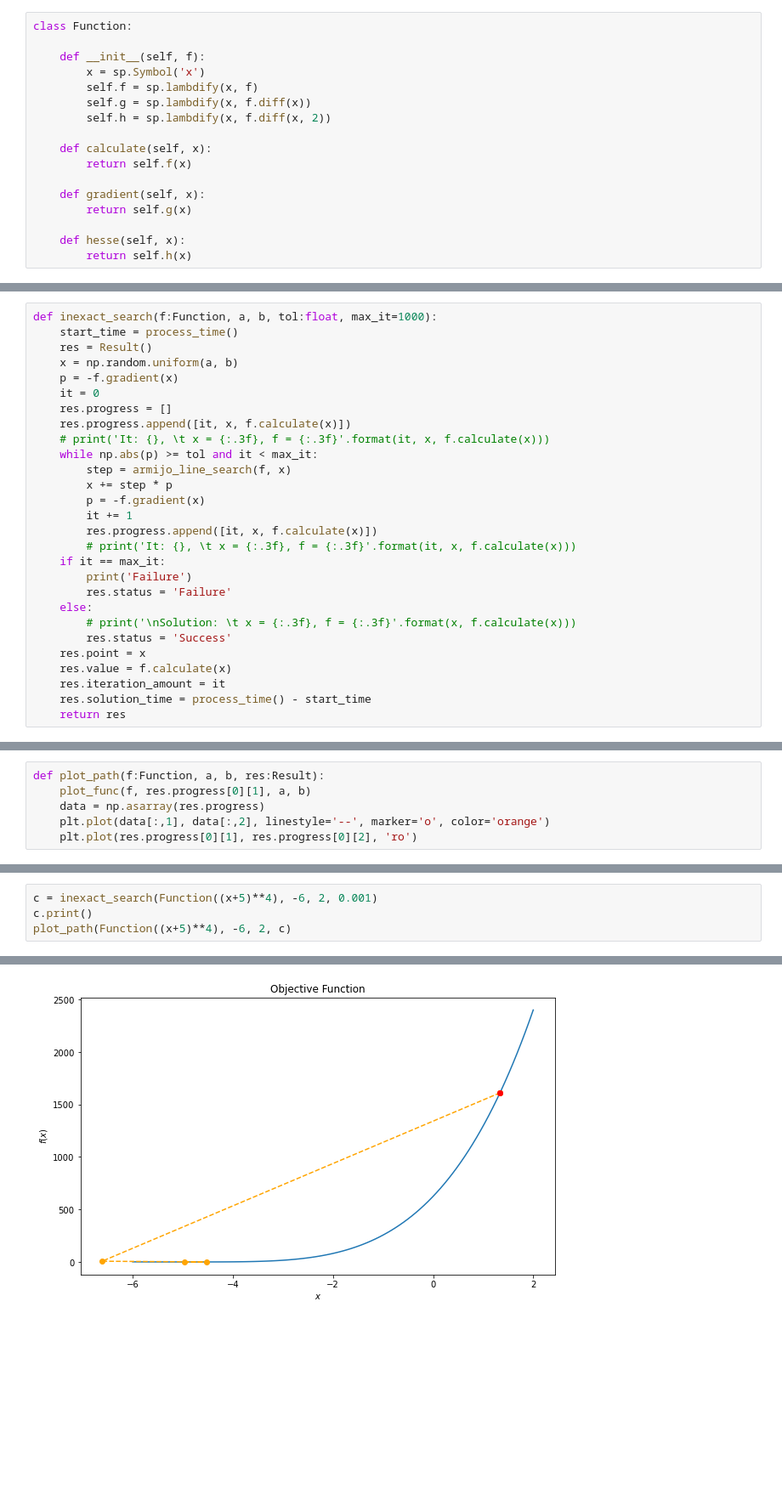
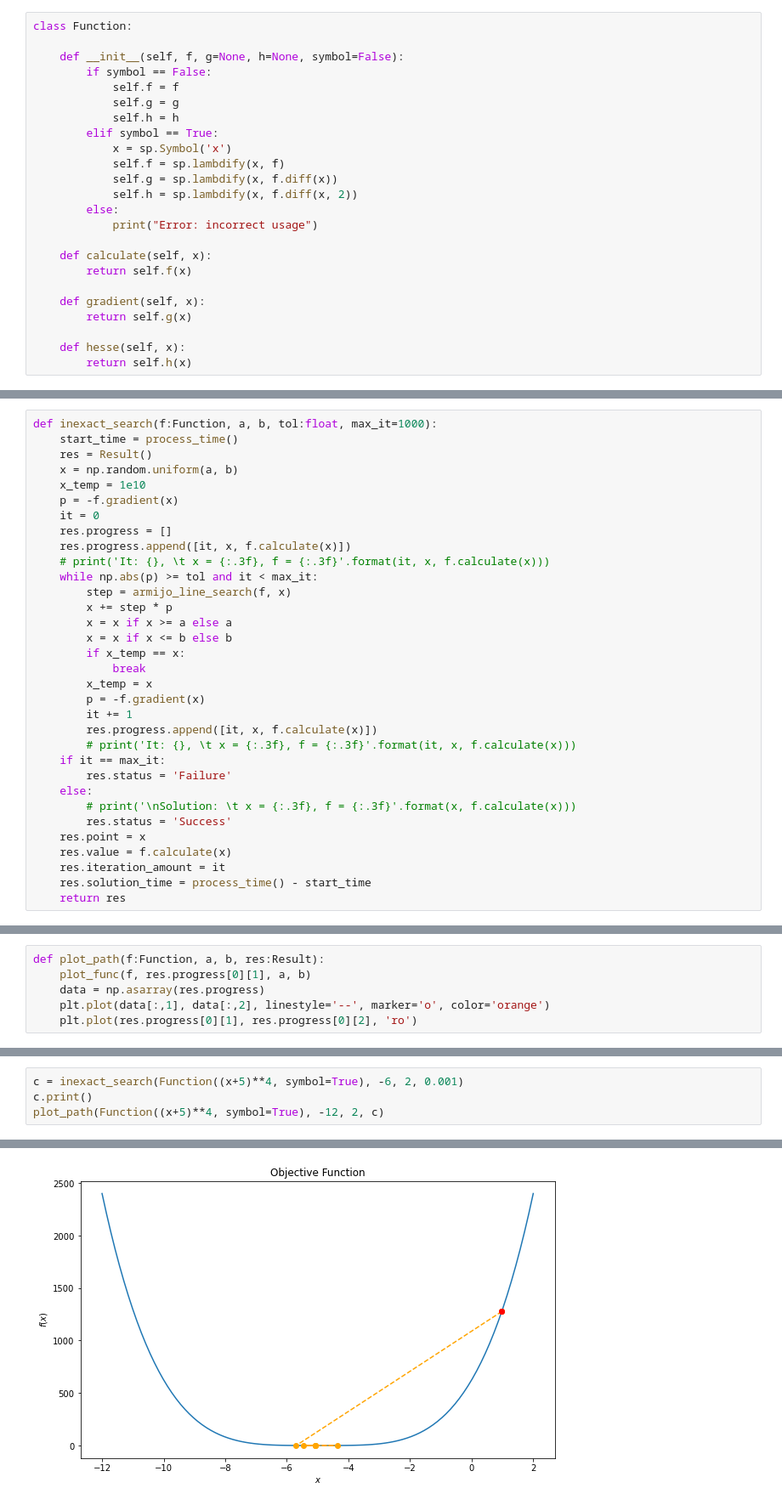
Before and after one commit to stepthenuke/met_opt_mipt, a Jupyter notebook: armijo_rule.ipynb, the cells around one changed output, grey strips where cells are left out. Shown at 85% size. Saved outputs shown, nothing was run; the diff lists cells and outputs as text; blank space fills up the shorter version.

```diff
--- a/armijo_rule.ipynb
+++ b/armijo_rule.ipynb
@@ -16,11 +16,18 @@ y(1)
 # %%
 class Function:
 
-    def __init__(self, f):
-        x = sp.Symbol('x')
-        self.f = sp.lambdify(x, f)
-        self.g = sp.lambdify(x, f.diff(x))
-        self.h = sp.lambdify(x, f.diff(x, 2))
+    def __init__(self, f, g=None, h=None, symbol=False):
+        if symbol == False:
+            self.f = f
+            self.g = g
+            self.h = h
+        elif symbol == True:
+            x = sp.Symbol('x')
+            self.f = sp.lambdify(x, f)
+            self.g = sp.lambdify(x, f.diff(x))
+            self.h = sp.lambdify(x, f.diff(x, 2))
+        else:
+            print("Error: incorrect usage")
 
     def calculate(self, x):
         return self.f(x)
@@ -63,6 +70,7 @@ def inexact_search(f:Function, a, b, tol:float, max_it=1000):
     start_time = process_time()
     res = Result()
     x = np.random.uniform(a, b)
+    x_temp = 1e10
     p = -f.gradient(x)
     it = 0
     res.progress = []
@@ -71,12 +79,16 @@ def inexact_search(f:Function, a, b, tol:float, max_it=1000):
     while np.abs(p) >= tol and it < max_it:
         step = armijo_line_search(f, x)
         x += step * p
+        x = x if x >= a else a
+        x = x if x <= b else b
+        if x_temp == x:
+            break
+        x_temp = x
         p = -f.gradient(x)
         it += 1
         res.progress.append([it, x, f.calculate(x)])
         # print('It: {}, \t x = {:.3f}, f = {:.3f}'.format(it, x, f.calculate(x)))
     if it == max_it:
-        print('Failure')
         res.status = 'Failure'
     else:
         # print('\nSolution: \t x = {:.3f}, f = {:.3f}'.format(x, f.calculate(x)))
@@ -116,7 +128,7 @@ Time: 0.00008800 s
 # %%
-c = inexact_search(Function((x+5)**4), -6, 2, 0.001)
+c = inexact_search(Function((x+5)**4, symbol=True), -6, 2, 0.001)
 c.print()
-plot_path(Function((x+5)**4), -6, 2, c)
+plot_path(Function((x+5)**4, symbol=True), -12, 2, c)
 # %% [output]
 Progress:
 
@@ -130,2 +145,2 @@ Time: 0.00009600 s
-[figure, old version]
+[figure, new version]
 # %%
```
Also changed, not shown: parts of 4 cells of this notebook, 1 other file.
